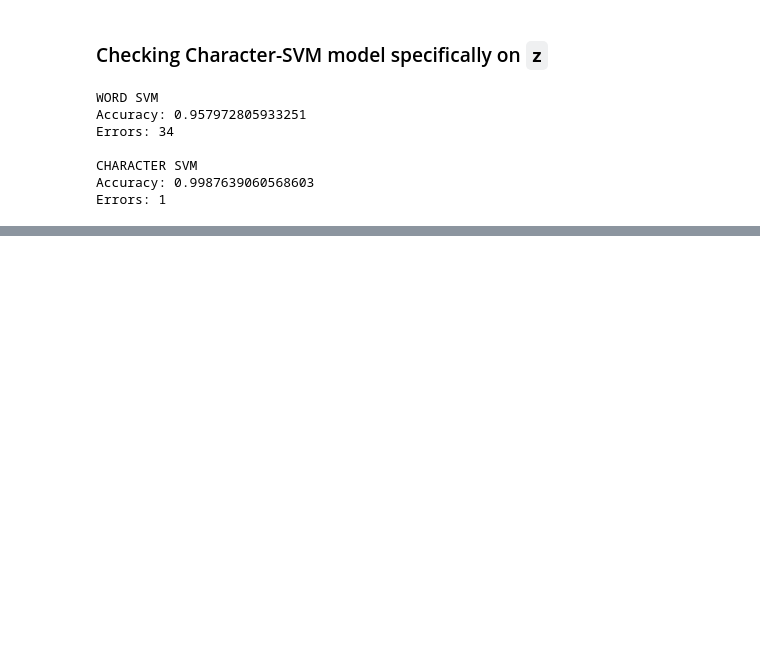
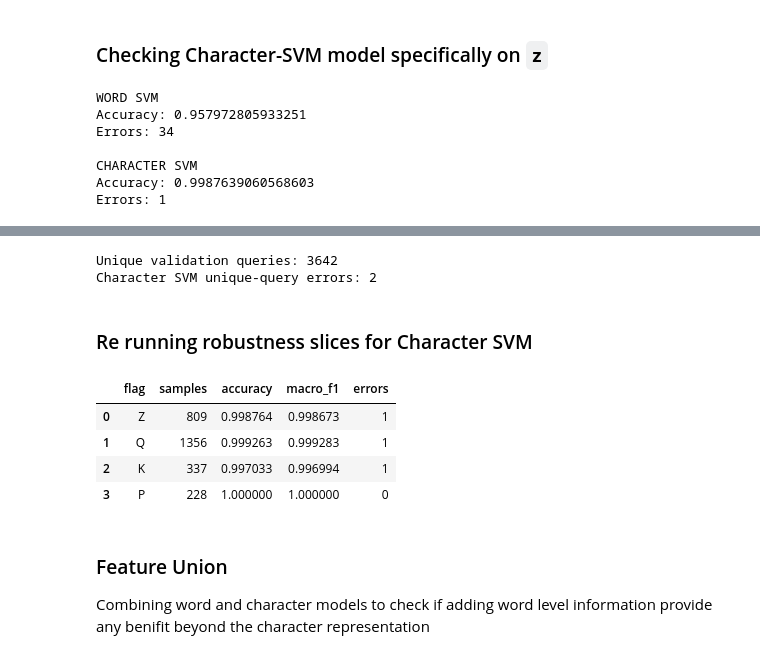
Before and after one commit to ribhupramanik/ResolveAI, a Jupyter notebook: notebooks/02_baseline_models.ipynb, the cells around one changed output, grey strips where cells are left out. Cells and saved outputs as stored; diff of their text form; code cells hidden in the pictures; blank space fills up the shorter version.

Commit message:
Manually checking the two errors produced by character svm, re running robustness slice for chharacter svm

```diff
--- a/notebooks/02_baseline_models.ipynb
+++ b/notebooks/02_baseline_models.ipynb
@@ -1365,0 +1399,78 @@ Errors: 1
+# %%
+char_unique_df = (
+    char_results_df
+    .drop_duplicates(
+        subset=["normalized_instruction"]
+    )
+)
+
+print(
+    "Unique validation queries:",
+    len(char_unique_df)
+)
+
+print(
+    "Character SVM unique-query errors:",
+    (~char_unique_df["is_correct"]).sum()
+)
+# %% [output]
+Unique validation queries: 3642
+Character SVM unique-query errors: 2
+# %% [markdown]
+### Re running robustness slices for Character SVM
+# %%
+char_robustness_results = []
+
+for flag in ["Z", "Q", "K", "P"]:
+
+    flag_mask = (
+        generic_val_df["flags"]
+        .str.contains(
+            flag,
+            na=False
+        )
+    )
+
+    y_flag = generic_val_df.loc[
+        flag_mask,
+        "intent"
+    ]
+
+    predictions_flag = (
+        char_svm_predictions[
+            flag_mask
+        ]
+    )
+
+    char_robustness_results.append({
+        "flag": flag,
+        "samples": flag_mask.sum(),
+        "accuracy": accuracy_score(
+            y_flag,
+            predictions_flag
+        ),
+        "macro_f1": f1_score(
+            y_flag,
+            predictions_flag,
+            average="macro"
+        ),
+        "errors": (
+            predictions_flag != y_flag
+        ).sum()
+    })
+
+char_robustness_df = pd.DataFrame(
+    char_robustness_results
+)
+
+char_robustness_df
+# %% [output]
+|  | flag | samples | accuracy | macro_f1 | errors |
+| 0 | Z | 809 | 0.998764 | 0.998673 | 1 |
+| 1 | Q | 1356 | 0.999263 | 0.999283 | 1 |
+| 2 | K | 337 | 0.997033 | 0.996994 | 1 |
+| 3 | P | 228 | 1.000000 | 1.000000 | 0 |
+# %% [markdown]
+### Feature Union
+
+Combining word and character models to check if adding word level information provide any benifit beyond the character representation
```
Also changed, not shown: parts of 5 cells of this notebook.
